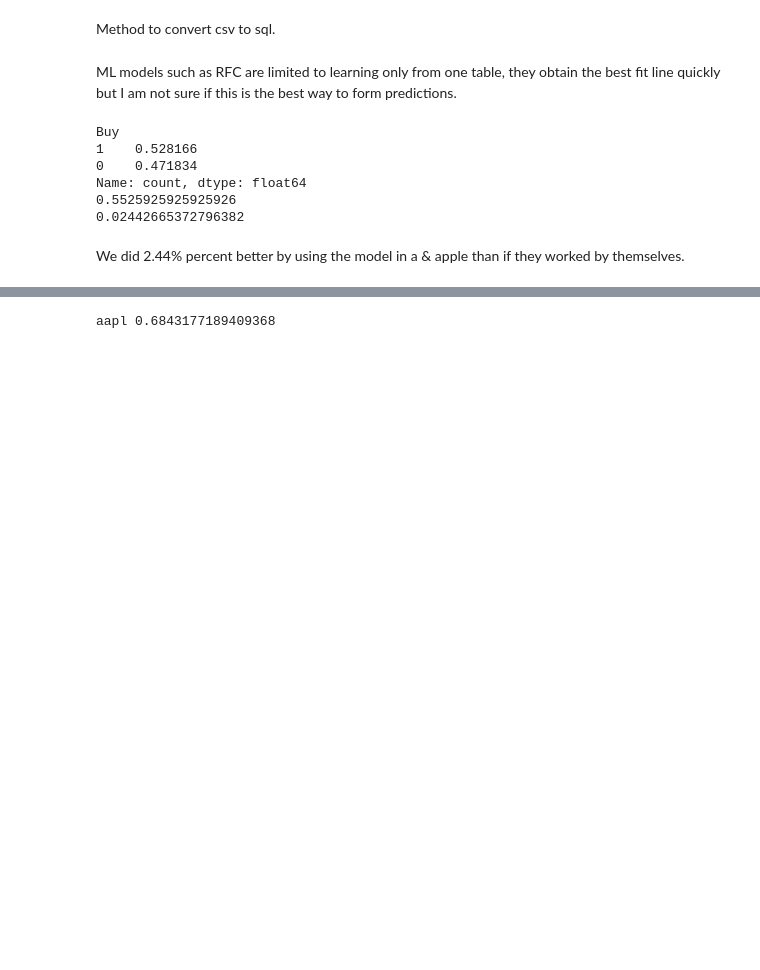
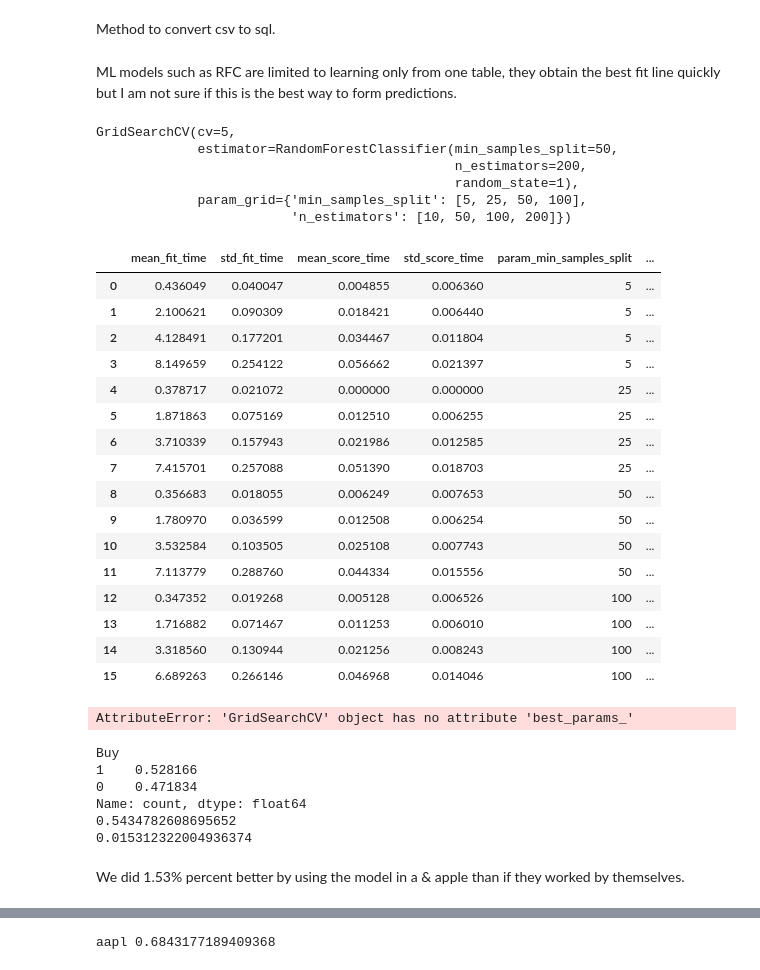
Before and after one commit to EmilianoDeLaGarzaVillarreal/TradingBot, a Jupyter notebook: sample.ipynb, the cells around one changed output, grey strips where cells are left out. Saved outputs shown, nothing was run; the diff lists cells and outputs as text; code cells hidden in the pictures; blank space fills up the shorter version.

Commit message:
Added GridSearch for Hyperparametization of RandomForestClassifier. Also cleaned and made code more modular.

```diff
--- a/sample.ipynb
+++ b/sample.ipynb
@@ -135,7 +135,14 @@ for file in os.listdir(directory):
 # %% [markdown]
 ML models such as RFC are limited to learning only from one table, they obtain the best fit line quickly but I am not sure if this is the best way to form predictions.
 # %%
-model = RandomForestClassifier(n_estimators=200, min_samples_split=50, random_state=1)
+model = RandomForestClassifier(n_estimators=50, min_samples_split=50, random_state=1)
+# %%
+parameters = {
+    'min_samples_split' : [5, 25, 50, 100],
+    'n_estimators' : [10,50,100,200]
+}
+# %%
+classifier = GridSearchCV(model, parameters, cv=5)
 # %%
 z = 0
 dfOne = pd.read_sql('SELECT MA5, MA20, RSI, MACD, `Signal Line`, Buy FROM `a`', con=eng)
@@ -155,0 +161,37 @@ preds, prec = backTest(dfOne,model,predictors)
+# %%
+X = dfOne[dfOne.columns[:-1]].copy()
+y = dfOne[dfOne.columns[-1]].copy()
+classifier.fit(X, y)
+# %% [output]
+GridSearchCV(cv=5,
+             estimator=RandomForestClassifier(min_samples_split=50,
+                                              n_estimators=200,
+                                              random_state=1),
+             param_grid={'min_samples_split': [5, 25, 50, 100],
+                         'n_estimators': [10, 50, 100, 200]})
+# %%
+classResults = pd.DataFrame(classifier.cv_results_)
+classResults
+# %% [output]
+|  | mean_fit_time | std_fit_time | mean_score_time | std_score_time | param_min_samples_split | ... |
+| 0 | 0.436049 | 0.040047 | 0.004855 | 0.006360 | 5 | ... |
+| 1 | 2.100621 | 0.090309 | 0.018421 | 0.006440 | 5 | ... |
+| 2 | 4.128491 | 0.177201 | 0.034467 | 0.011804 | 5 | ... |
+| 3 | 8.149659 | 0.254122 | 0.056662 | 0.021397 | 5 | ... |
+| 4 | 0.378717 | 0.021072 | 0.000000 | 0.000000 | 25 | ... |
+| 5 | 1.871863 | 0.075169 | 0.012510 | 0.006255 | 25 | ... |
+| 6 | 3.710339 | 0.157943 | 0.021986 | 0.012585 | 25 | ... |
+| 7 | 7.415701 | 0.257088 | 0.051390 | 0.018703 | 25 | ... |
+| 8 | 0.356683 | 0.018055 | 0.006249 | 0.007653 | 50 | ... |
+| 9 | 1.780970 | 0.036599 | 0.012508 | 0.006254 | 50 | ... |
+| 10 | 3.532584 | 0.103505 | 0.025108 | 0.007743 | 50 | ... |
+| 11 | 7.113779 | 0.288760 | 0.044334 | 0.015556 | 50 | ... |
+| 12 | 0.347352 | 0.019268 | 0.005128 | 0.006526 | 100 | ... |
+| 13 | 1.716882 | 0.071467 | 0.011253 | 0.006010 | 100 | ... |
+| 14 | 3.318560 | 0.130944 | 0.021256 | 0.008243 | 100 | ... |
+| 15 | 6.689263 | 0.266146 | 0.046968 | 0.014046 | 100 | ... |
+# %%
+best_par = classifier.best_params_
+print(best_params)
+# %% [output]
+AttributeError: 'GridSearchCV' object has no attribute 'best_params_'
@@ -162,10 +207,10 @@ Buy
 1    0.528166
 0    0.471834
 Name: count, dtype: float64
-0.5525925925925926
-0.02442665372796382
+0.5434782608695652
+0.015312322004936374
 # %% [markdown]
-We did 2.44% percent better by using the model in a & apple than if they worked by themselves.
+We did 1.53% percent better by using the model in a & apple than if they worked by themselves.
 # %%
 dfOne.describe()
 # %% [output]
```
Also changed, not shown: parts of 5 cells of this notebook.
